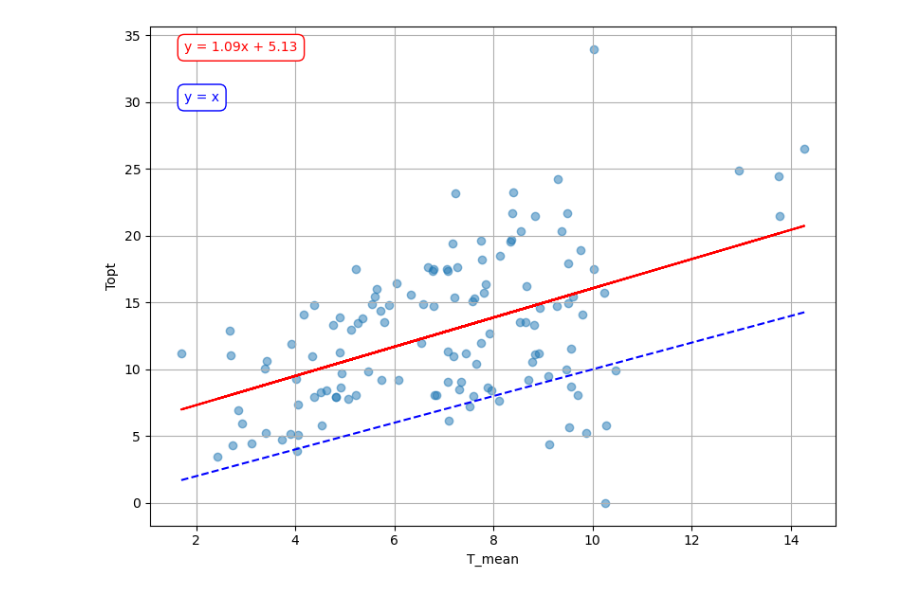
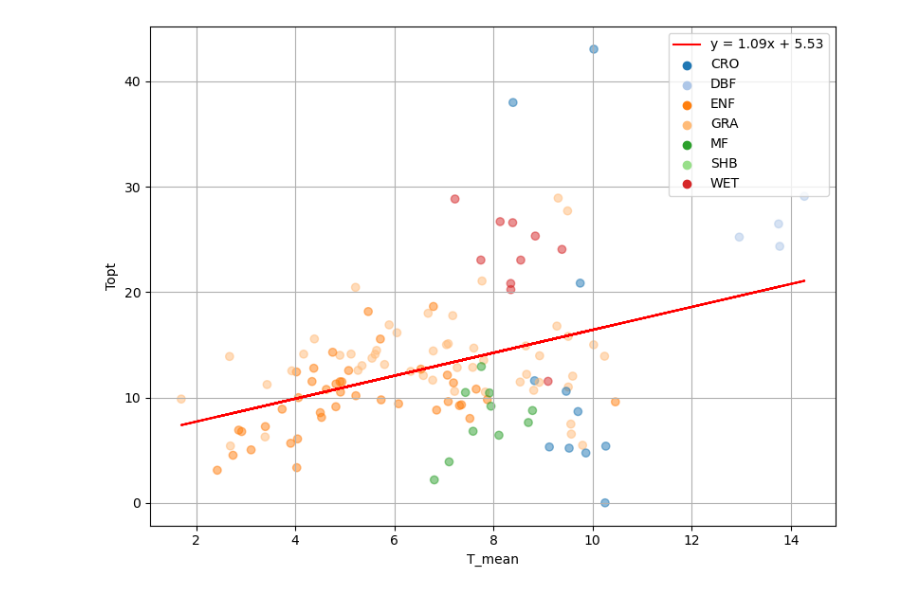
Before and after one commit to mareitzef/VPRM_tools, a Jupyter notebook: plots_for_VPRM_from_excel.ipynb, the cells around one changed output. Drawn from its saved outputs; the diff is of its cells as text; code cells hidden in the pictures.

Commit message:
plots for vprm new parameters europe and alps compared to literature

```diff
--- a/plots_for_VPRM_from_excel.ipynb
+++ b/plots_for_VPRM_from_excel.ipynb
@@ -86,0 +113,7 @@ print(df_parameters)
+# %%
+#df_parameters = df_parameters.drop(df_parameters[df_parameters["R2_NEE"] < 0].index)
+# df_parameters.reset_index(drop=True, inplace=True)
+df_parameters = df_parameters[df_parameters["R2_NEE"] >= 0]
+# %%
+df_parameters.reset_index(drop=True, inplace=True)
+print(df_parameters)
@@ -87,29 +138,50 @@ print(df_parameters)
 # %%
+import matplotlib.pyplot as plt
+import numpy as np
+import seaborn as sns
+
+# Define color palette
+color_palette = sns.color_palette('tab20')
+
+# Map PFT values to colors using the color palette
+pft_colors = {'CRO': color_palette[0], 'DBF': color_palette[1], 'ENF': color_palette[2],
+              'GRA': color_palette[3], 'MF': color_palette[4], 'SHB': color_palette[5],
+              'WET': color_palette[6]}
+
 # Scatterplot
 plt.figure(figsize=(8, 6))
-plt.scatter(df_parameters["T_mean"], df_parameters["Topt"], alpha=0.5)
+
+# Scatterplot with colored points
+plt.scatter(df_parameters["T_mean"], df_parameters["Topt"], alpha=0.5, c=df_parameters["PFT"].map(pft_colors))
 
 # Linear regression
 coefficients = np.polyfit(df_parameters["T_mean"], df_parameters["Topt"], 1)
 poly = np.poly1d(coefficients)
-plt.plot(df_parameters["T_mean"], poly(df_parameters["T_mean"]), color='red', label=f'Regression: y = {coefficients[0]:.2f}x + {coefficients[1]:.2f}')
+plt.plot(df_parameters["T_mean"], poly(df_parameters["T_mean"]), color='red', label=f'y = {coefficients[0]:.2f}x + {coefficients[1]:.2f}')
 
 # Normal line
-normal_line = np.linspace(df_parameters["T_mean"].min(), df_parameters["T_mean"].max(), 100)
-plt.plot(normal_line, normal_line, color='blue', linestyle='--', label='Normal line: y = x')
+#normal_line = np.linspace(df_parameters["T_mean"].min(), df_parameters["T_mean"].max(), 100)
+#plt.plot(normal_line, normal_line, color='blue', linestyle='--', label='y = x')
 
 # Equation of the lines
 equation_regression = f'y = {coefficients[0]:.2f}x + {coefficients[1]:.2f}'
 equation_normal = 'y = x'
 # plt.legend()
-plt.text(0.05, 0.95, equation_regression, fontsize=10, color='red', transform=plt.gca().transAxes, bbox=dict(facecolor='white', edgecolor='red', boxstyle='round,pad=0.5'))
-plt.text(0.05, 0.85, equation_normal, fontsize=10, color='blue', transform=plt.gca().transAxes, bbox=dict(facecolor='white', edgecolor='blue', boxstyle='round,pad=0.5'))
+# plt.text(0.05, 0.95, equation_regression, fontsize=10, color='red', transform=plt.gca().transAxes, bbox=dict(facecolor='white', edgecolor='red', boxstyle='round,pad=0.5'))
+# plt.text(0.05, 0.85, equation_normal, fontsize=10, color='blue', transform=plt.gca().transAxes, bbox=dict(facecolor='white', edgecolor='blue', boxstyle='round,pad=0.5'))
 
 # Plot labels and grid
 # plt.title("Scatterplot of T_mean vs Topt with Linear Regression and Normal Line")
 plt.xlabel("T_mean")
 plt.ylabel("Topt")
 plt.grid(True)
+
+# Add legend for PFT colors
+for pft, color in pft_colors.items():
+    plt.scatter([], [], c=color, label=pft)  # Create an empty scatter plot for each PFT label
+
+plt.legend()
+
 plt.tight_layout()
 plt.savefig(
     base_path
@@ -128,4 +214,4 @@ The PostScript backend does not support transparency; partially transparent arti
-[figure, old version]
+[figure, new version]
 # %%
 if VPRM_old_or_new == "new":
     parameters_to_plot = [
```
Also changed, not shown: parts of 5 cells of this notebook, 3 other files.
